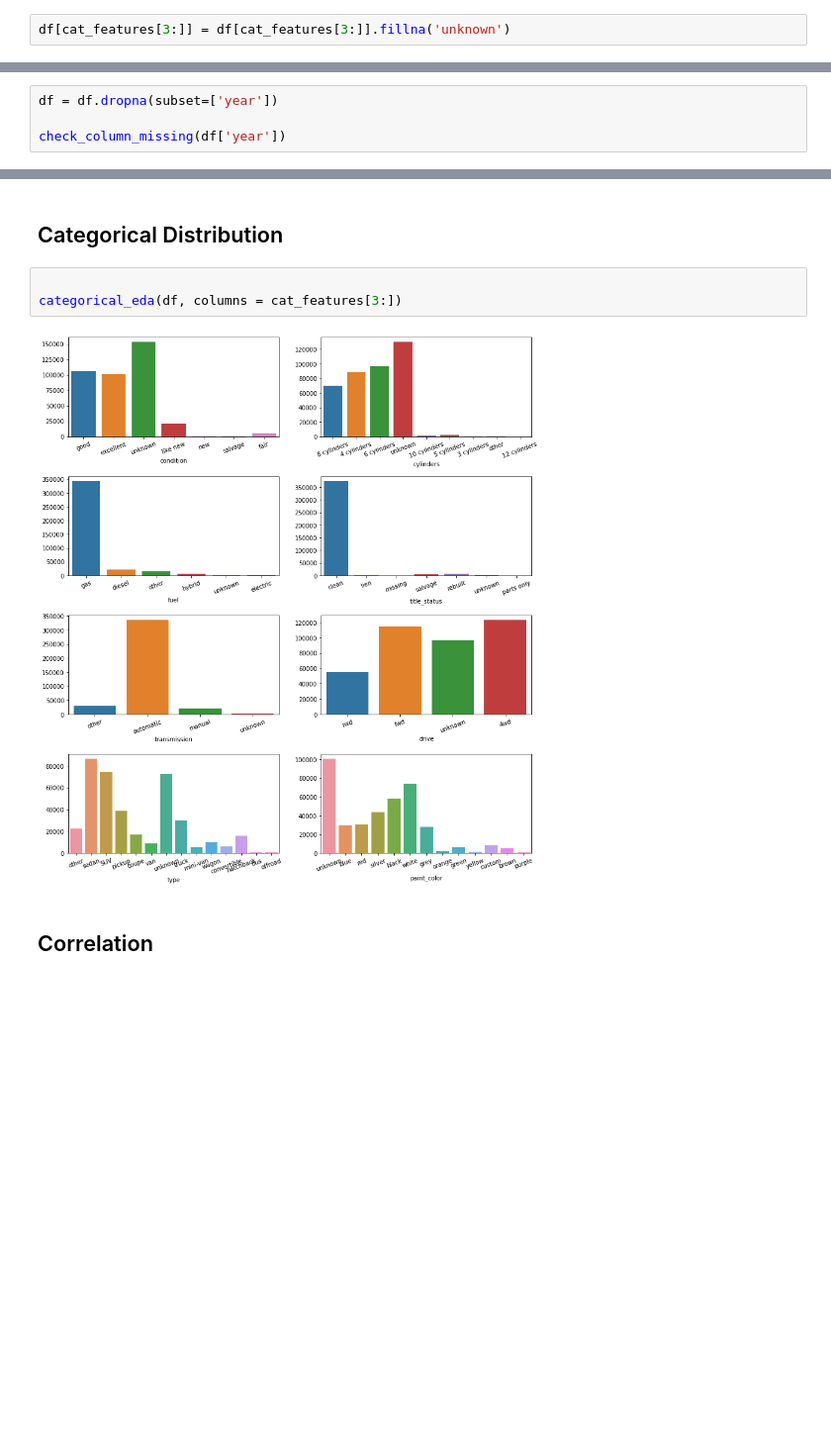
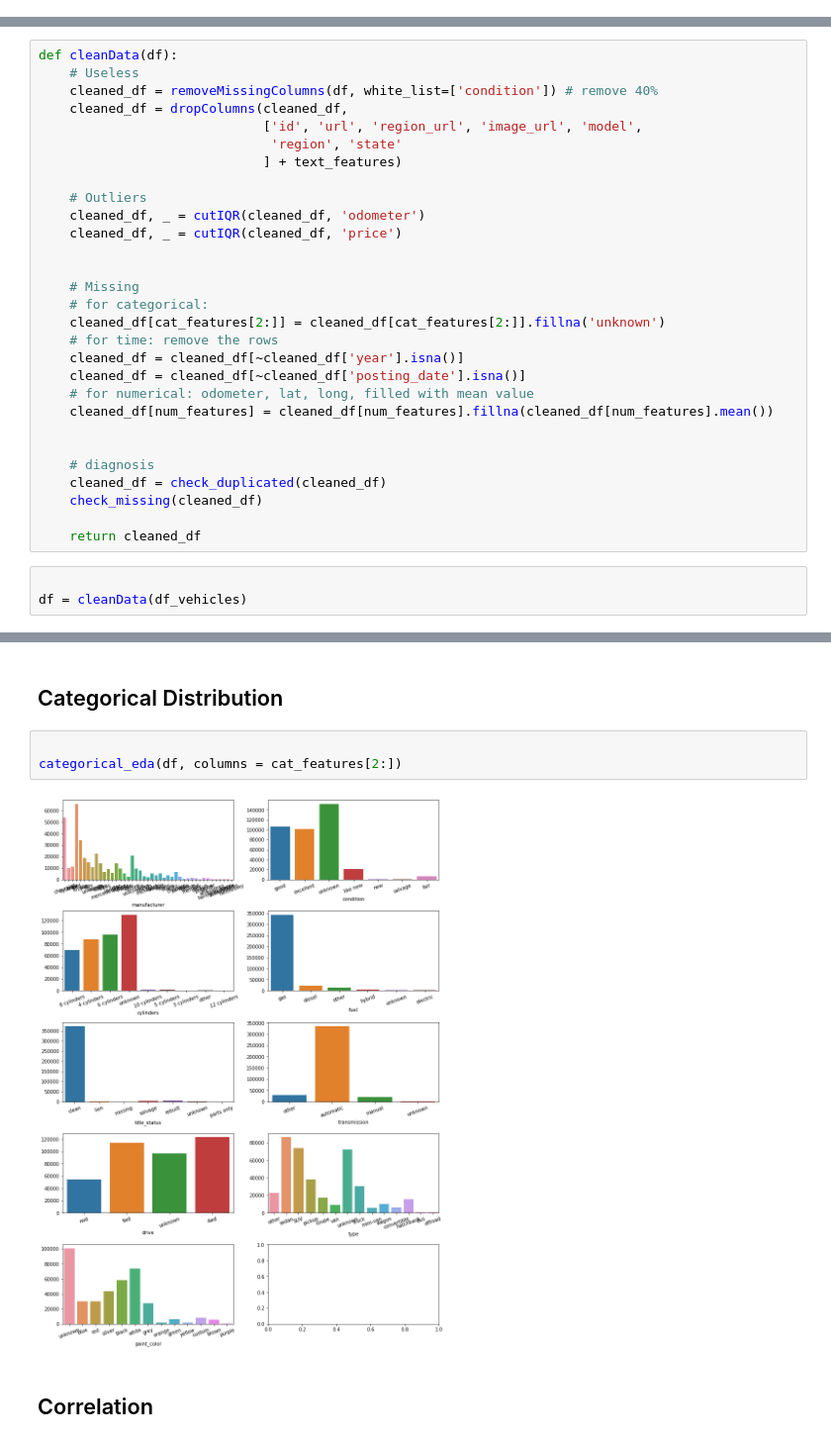
Before and after one commit to ixiaopan/GroupWork, a Jupyter notebook: DataMining/EDA-panpan.ipynb, the cells around one changed output, grey strips where cells are left out. Shown at 99% size. Saved outputs shown, nothing was run; the diff lists cells and outputs as text; blank space fills up the shorter version.

```diff
--- a/DataMining/EDA-panpan.ipynb
+++ b/DataMining/EDA-panpan.ipynb
@@ -384,2 +330,0 @@ text_features = ['description']
-# %%
-df[cat_features[3:]] = df[cat_features[3:]].fillna('unknown')
@@ -392,4 +330,0 @@ check_column_missing(df['year'])
-# %%
-df = df.dropna(subset=['year'])
-
-check_column_missing(df['year'])
@@ -407,0 +339,32 @@ df.head(2)
+# %%
+def cleanData(df):
+    # Useless
+    cleaned_df = removeMissingColumns(df, white_list=['condition']) # remove 40%
+    cleaned_df = dropColumns(cleaned_df,
+                             ['id', 'url', 'region_url', 'image_url', 'model',
+                              'region', 'state'
+                             ] + text_features)
+
+    # Outliers
+    cleaned_df, _ = cutIQR(cleaned_df, 'odometer')
+    cleaned_df, _ = cutIQR(cleaned_df, 'price')
+
+
+    # Missing
+    # for categorical:
+    cleaned_df[cat_features[2:]] = cleaned_df[cat_features[2:]].fillna('unknown')
+    # for time: remove the rows
+    cleaned_df = cleaned_df[~cleaned_df['year'].isna()]
+    cleaned_df = cleaned_df[~cleaned_df['posting_date'].isna()]
+    # for numerical: odometer, lat, long, filled with mean value
+    cleaned_df[num_features] = cleaned_df[num_features].fillna(cleaned_df[num_features].mean())
+
+
+    # diagnosis
+    cleaned_df = check_duplicated(cleaned_df)
+    check_missing(cleaned_df)
+
+    return cleaned_df
+# %%
+
+df = cleanData(df_vehicles)
@@ -409,9 +384,9 @@ df.head(2)
 ## Categorical Distribution
 # %%
 
-categorical_eda(df, columns = cat_features[3:])
+categorical_eda(df, columns = cat_features[2:])
 # %% [output]
-[figure, old version]
+[figure, new version]
 # %% [markdown]
 ## Correlation
 # %%
```
Also changed, not shown: parts of 48 cells of this notebook.
